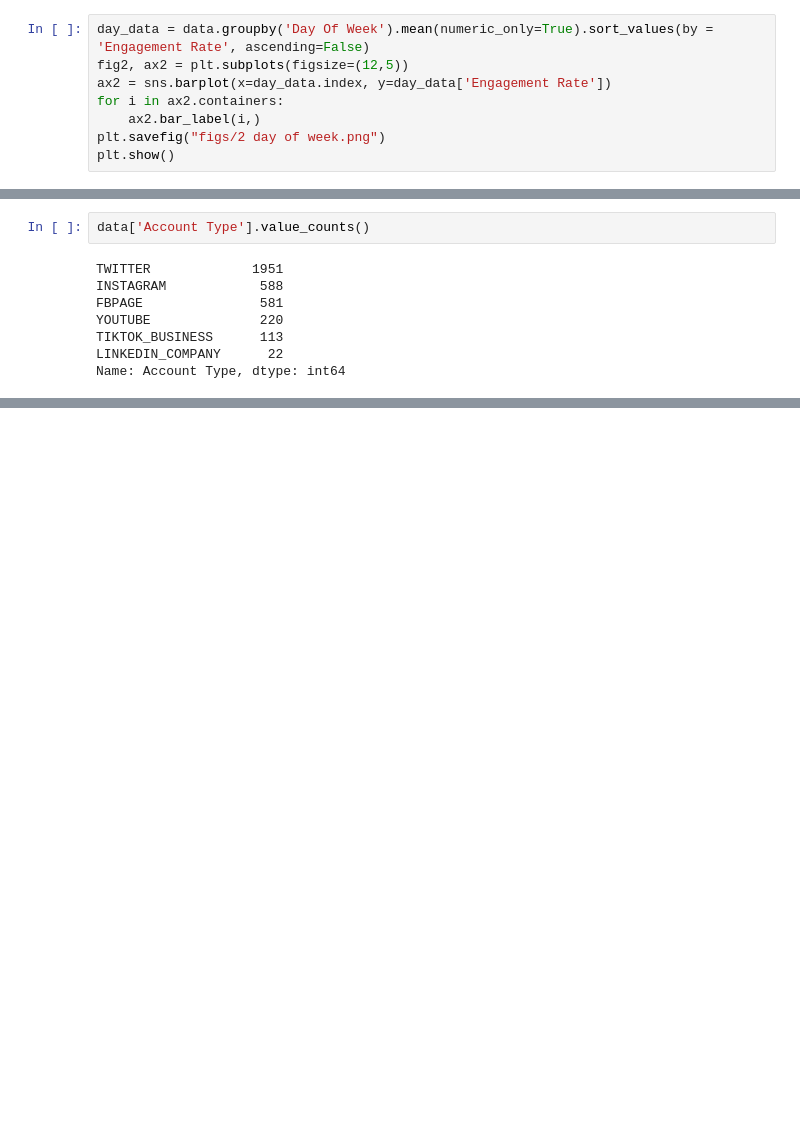
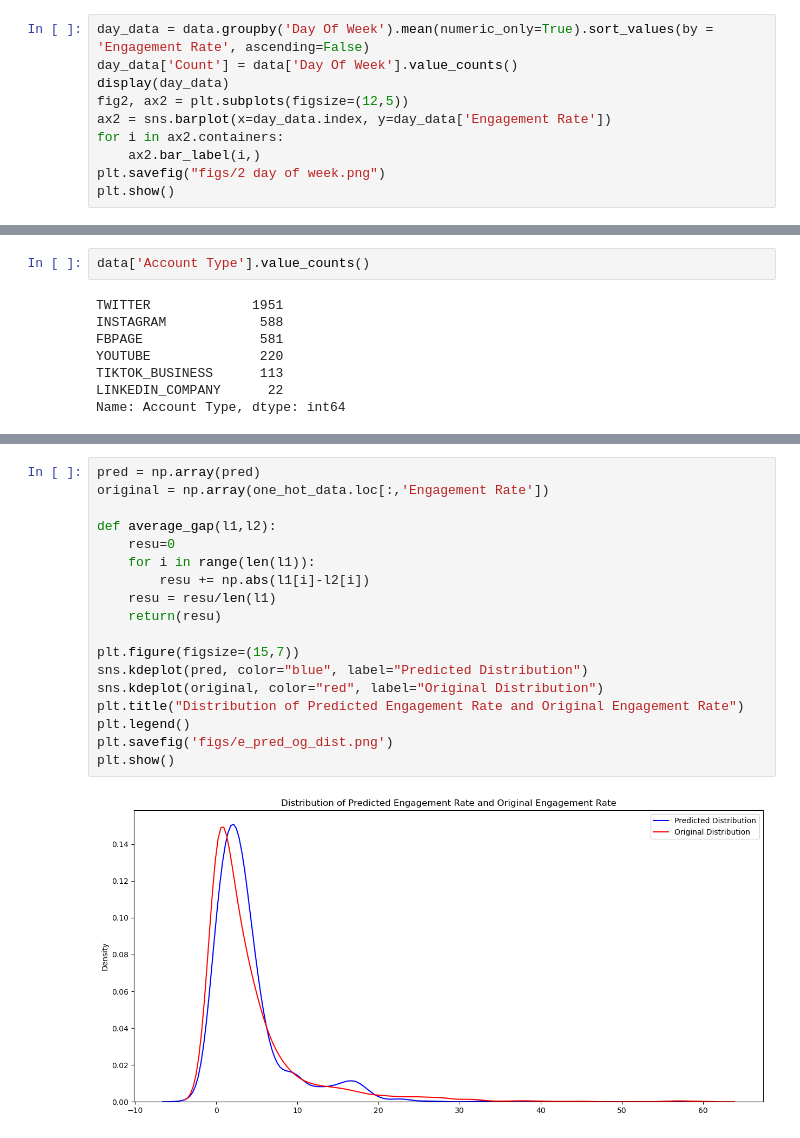
Before and after one commit to sidthakur08/EGxGeniusLeague, a Jupyter notebook: DA/assessment_DA.ipynb, the cells around one changed output, grey strips where cells are left out. Cells and saved outputs as stored; diff of their text form; blank space fills up the shorter version.

```diff
--- a/DA/assessment_DA.ipynb
+++ b/DA/assessment_DA.ipynb
@@ -172,6 +200,8 @@ data
 3475 rows × 9 columns
 # %%
 day_data = data.groupby('Day Of Week').mean(numeric_only=True).sort_values(by = 'Engagement Rate', ascending=False)
+day_data['Count'] = data['Day Of Week'].value_counts()
+display(day_data)
 fig2, ax2 = plt.subplots(figsize=(12,5))
 ax2 = sns.barplot(x=day_data.index, y=day_data['Engagement Rate'])
 for i in ax2.containers:
@@ -466,0 +601,20 @@ The likelihood of achieving at least a 15% engagement rate is 6.388489208633096%
+# %%
+pred = np.array(pred)
+original = np.array(one_hot_data.loc[:,'Engagement Rate'])
+
+def average_gap(l1,l2):
+    resu=0
+    for i in range(len(l1)):
+        resu += np.abs(l1[i]-l2[i])
+    resu = resu/len(l1)
+    return(resu)
+
+plt.figure(figsize=(15,7))
+sns.kdeplot(pred, color="blue", label="Predicted Distribution")
+sns.kdeplot(original, color="red", label="Original Distribution")
+plt.title("Distribution of Predicted Engagement Rate and Original Engagement Rate")
+plt.legend()
+plt.savefig('figs/e_pred_og_dist.png')
+plt.show()
+# %% [output]
+[figure, added]
```
Also changed, not shown: parts of 54 cells of this notebook, 7 other files.
